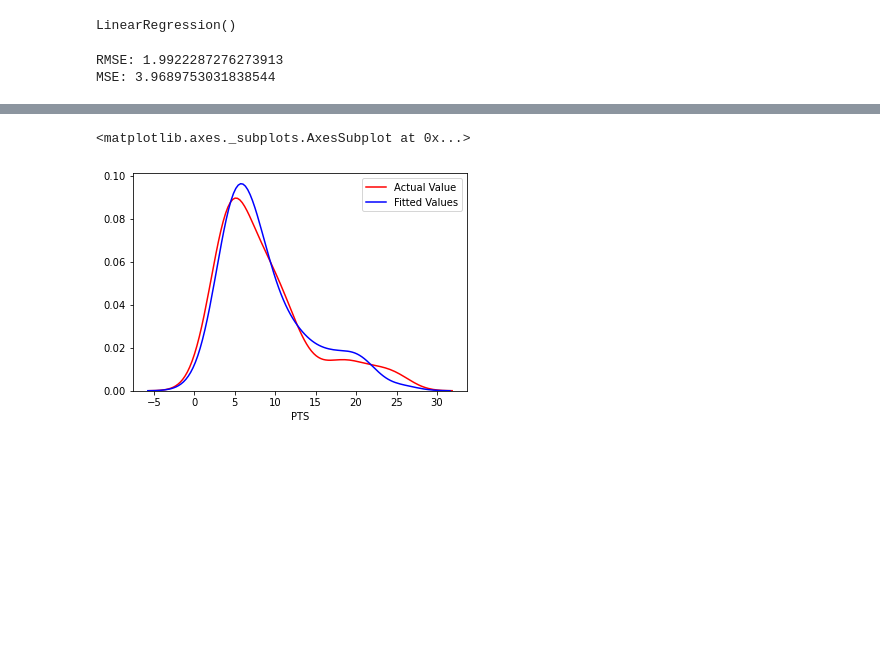
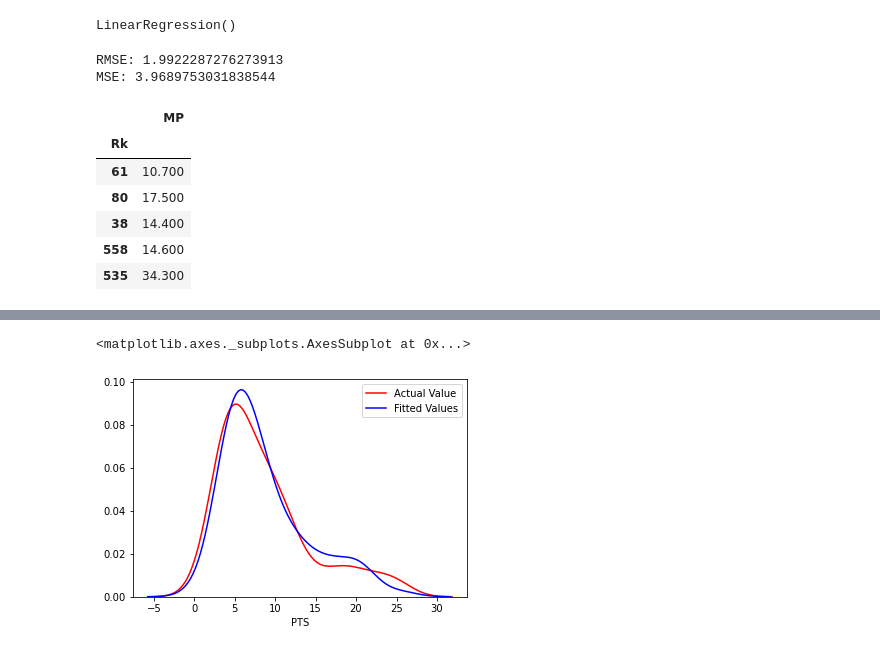
Before and after one commit to MennoCoehoorn/OZNAL, a Jupyter notebook: NBA.ipynb, the cells around one changed output, grey strips where cells are left out. Drawn from its saved outputs; the diff is of its cells as text; code cells hidden in the pictures; blank space fills up the shorter version.

```diff
--- a/NBA.ipynb
+++ b/NBA.ipynb
@@ -934,0 +932,10 @@ X_poly = pre_process.fit_transform(X)
+# %%
+X_test.head()
+# %% [output]
+|  | MP |
+| Rk |  |
+| 61 | 10.700 |
+| 80 | 17.500 |
+| 38 | 14.400 |
+| 558 | 14.600 |
+| 535 | 34.300 |
```
Also changed, not shown: parts of 2 cells of this notebook.
